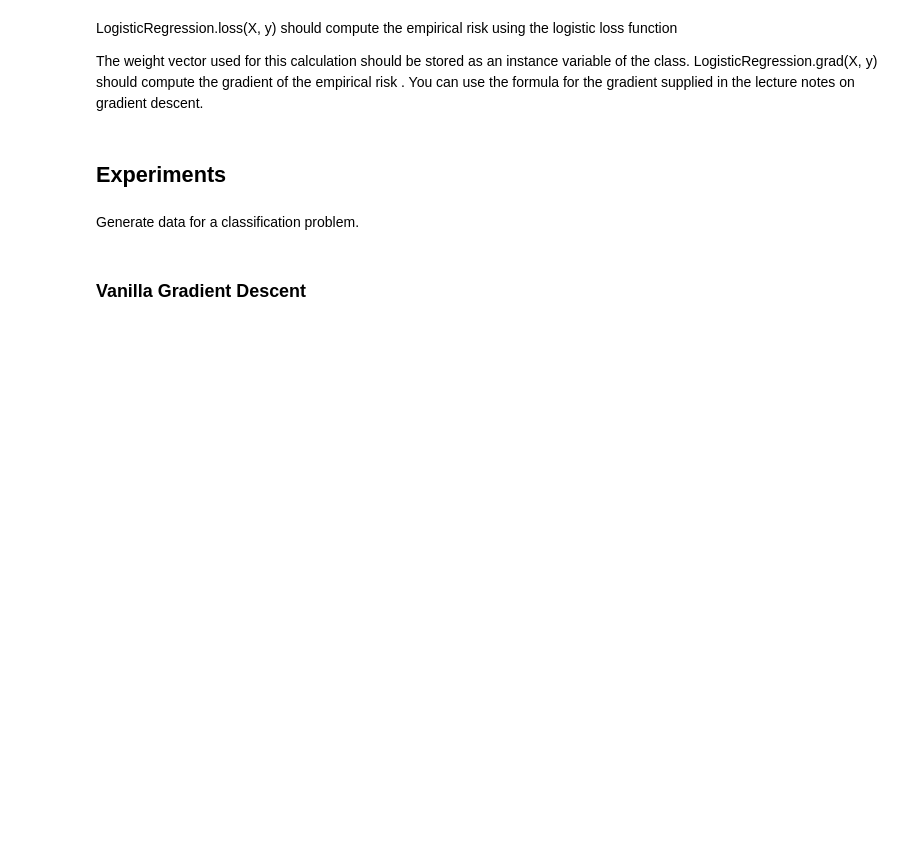
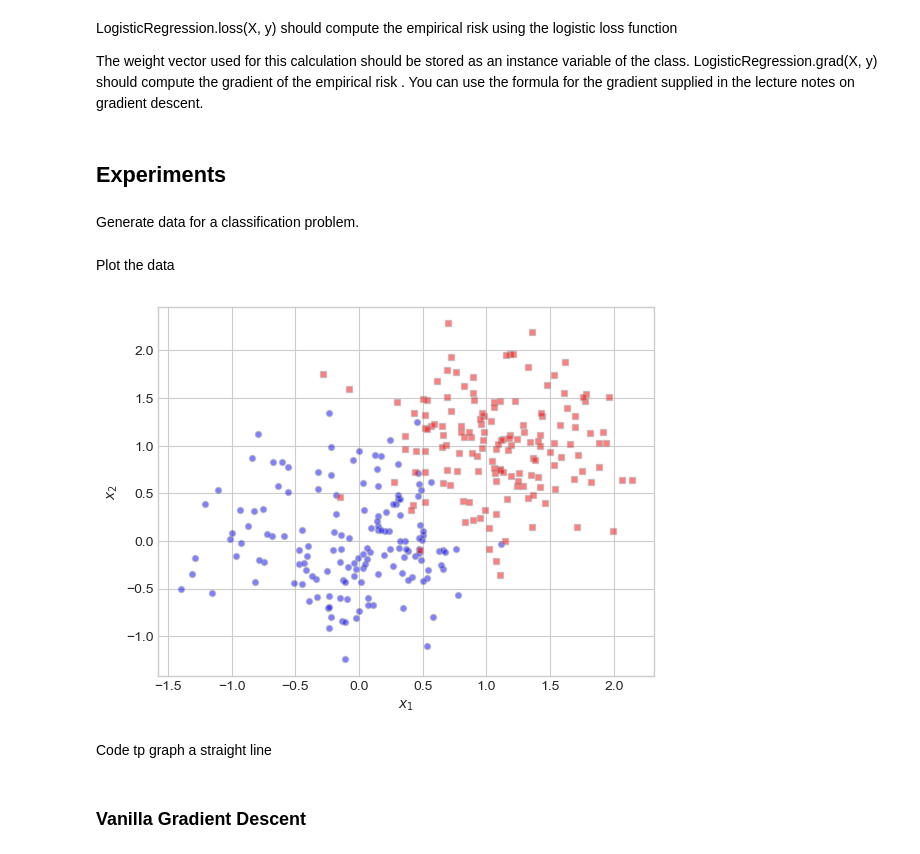
Before and after one commit to lfschweitzer/lfschweitzer.github.io, a Jupyter notebook: posts/post5/homework5.ipynb, the cells around one changed output. Cells and saved outputs as stored; diff of their text form; code cells hidden in the pictures; blank space fills up the shorter version.

```diff
--- a/posts/post5/homework5.ipynb
+++ b/posts/post5/homework5.ipynb
@@ -34,0 +33,25 @@ X, y = classification_data(noise = 0.5)
+# %% [markdown]
+Plot the data
+# %%
+from matplotlib import pyplot as plt
+plt.style.use('seaborn-v0_8-whitegrid')
+
+def plot_classification_data(X, y, ax):
+    targets = [0, 1]
+    markers = ["o", "s"]
+    colors = ["blue", "red"]
+
+    for i in range(2):
+        ix = y == targets[i]
+        ax.scatter(X[ix, 0], X[ix, 1], s=20, c=colors[i], cmap='coolwarm', edgecolors='darkgrey', alpha=0.5, marker=markers[i])
+    ax.set(xlabel=r"$x_1$", ylabel=r"$x_2$")
+
+fig, ax = plt.subplots(1, 1)
+
+# p_dims is 2
+X, y = classification_data(noise = 0.5)
+plot_classification_data(X, y, ax)
+# %% [output]
+[figure, added]
+# %% [markdown]
+Code tp graph a straight line
```
Also changed, not shown: parts of 9 cells of this notebook, 1 other file.
